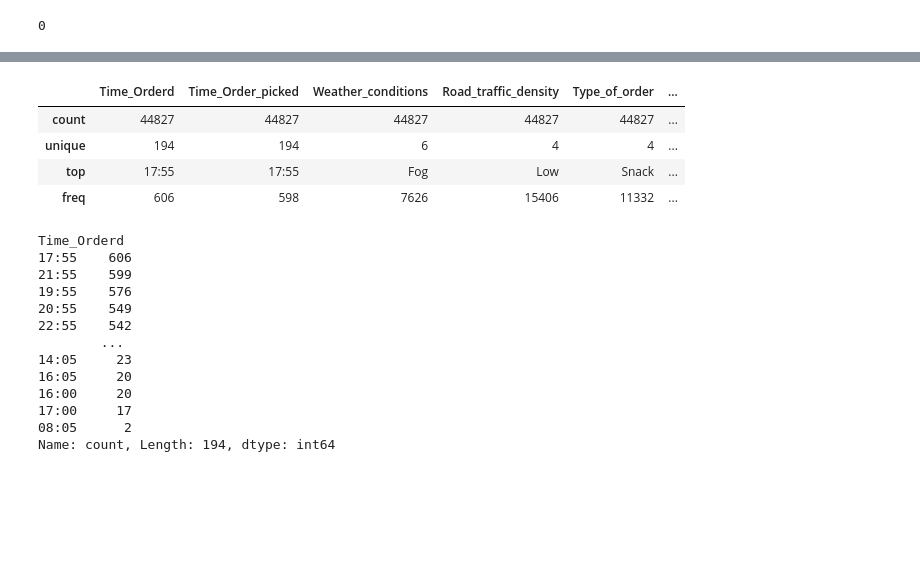
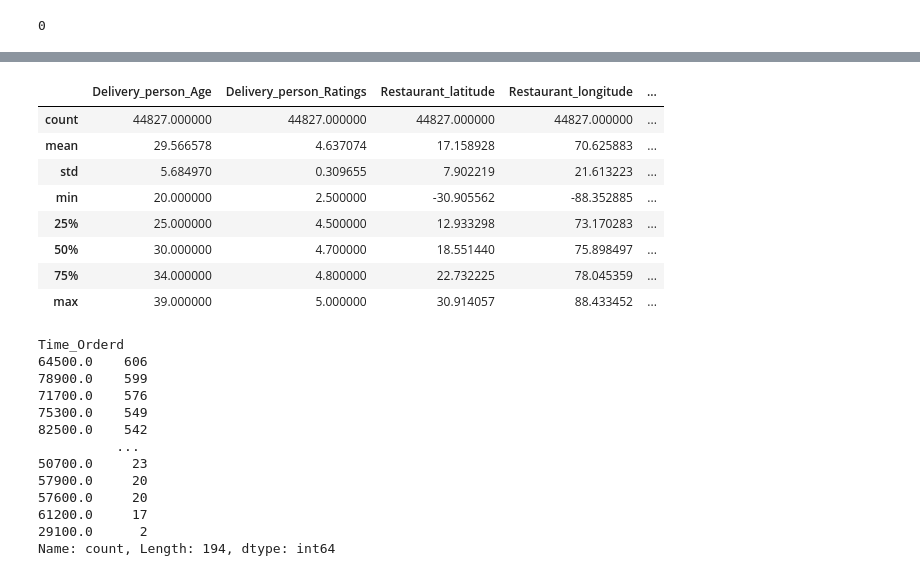
Before and after one commit to Aminsharif/st_assigment, a Jupyter notebook: notebooks/EDA.ipynb, the cells around one changed output, grey strips where cells are left out. Cells and saved outputs as stored; diff of their text form; code cells hidden in the pictures; blank space fills up the shorter version.

```diff
--- a/notebooks/EDA.ipynb
+++ b/notebooks/EDA.ipynb
@@ -1146,24 +1152,28 @@ df18[categorical_columns].describe()
-# %%
-df18[categorical_columns].describe()
-# %% [output]
-|  | Time_Orderd | Time_Order_picked | Weather_conditions | Road_traffic_density | Type_of_order | ... |
-| count | 44827 | 44827 | 44827 | 44827 | 44827 | ... |
-| unique | 194 | 194 | 6 | 4 | 4 | ... |
-| top | 17:55 | 17:55 | Fog | Low | Snack | ... |
-| freq | 606 | 598 | 7626 | 15406 | 11332 | ... |
+# %%
+df20[neumeric_columns].describe()
+# %% [output]
+|  | Delivery_person_Age | Delivery_person_Ratings | Restaurant_latitude | Restaurant_longitude | ... |
+| count | 44827.000000 | 44827.000000 | 44827.000000 | 44827.000000 | ... |
+| mean | 29.566578 | 4.637074 | 17.158928 | 70.625883 | ... |
+| std | 5.684970 | 0.309655 | 7.902219 | 21.613223 | ... |
+| min | 20.000000 | 2.500000 | -30.905562 | -88.352885 | ... |
+| 25% | 25.000000 | 4.500000 | 12.933298 | 73.170283 | ... |
+| 50% | 30.000000 | 4.700000 | 18.551440 | 75.898497 | ... |
+| 75% | 34.000000 | 4.800000 | 22.732225 | 78.045359 | ... |
+| max | 39.000000 | 5.000000 | 30.914057 | 88.433452 | ... |
 # %%
-df18['Time_Orderd'].value_counts()
+df20['Time_Orderd'].value_counts()
 # %% [output]
 Time_Orderd
-17:55    606
-21:55    599
-19:55    576
-20:55    549
-22:55    542
-        ...
-14:05     23
-16:05     20
-16:00     20
-17:00     17
-08:05      2
+64500.0    606
+78900.0    599
+71700.0    576
+75300.0    549
+82500.0    542
+          ...
+50700.0     23
+57900.0     20
+57600.0     20
+61200.0     17
+29100.0      2
 Name: count, Length: 194, dtype: int64
```
Also changed, not shown: parts of 20 cells of this notebook, 4 other files.
